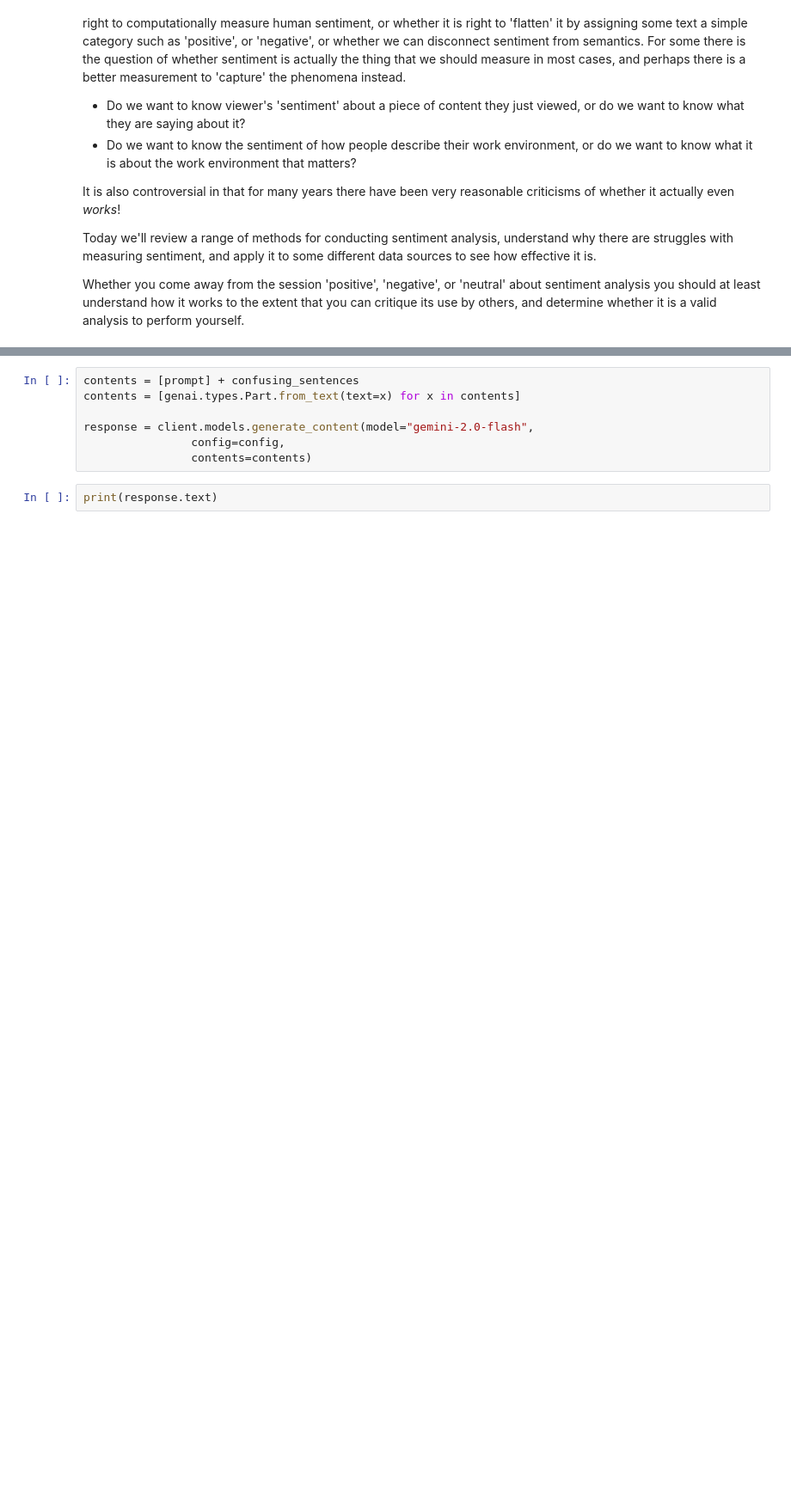
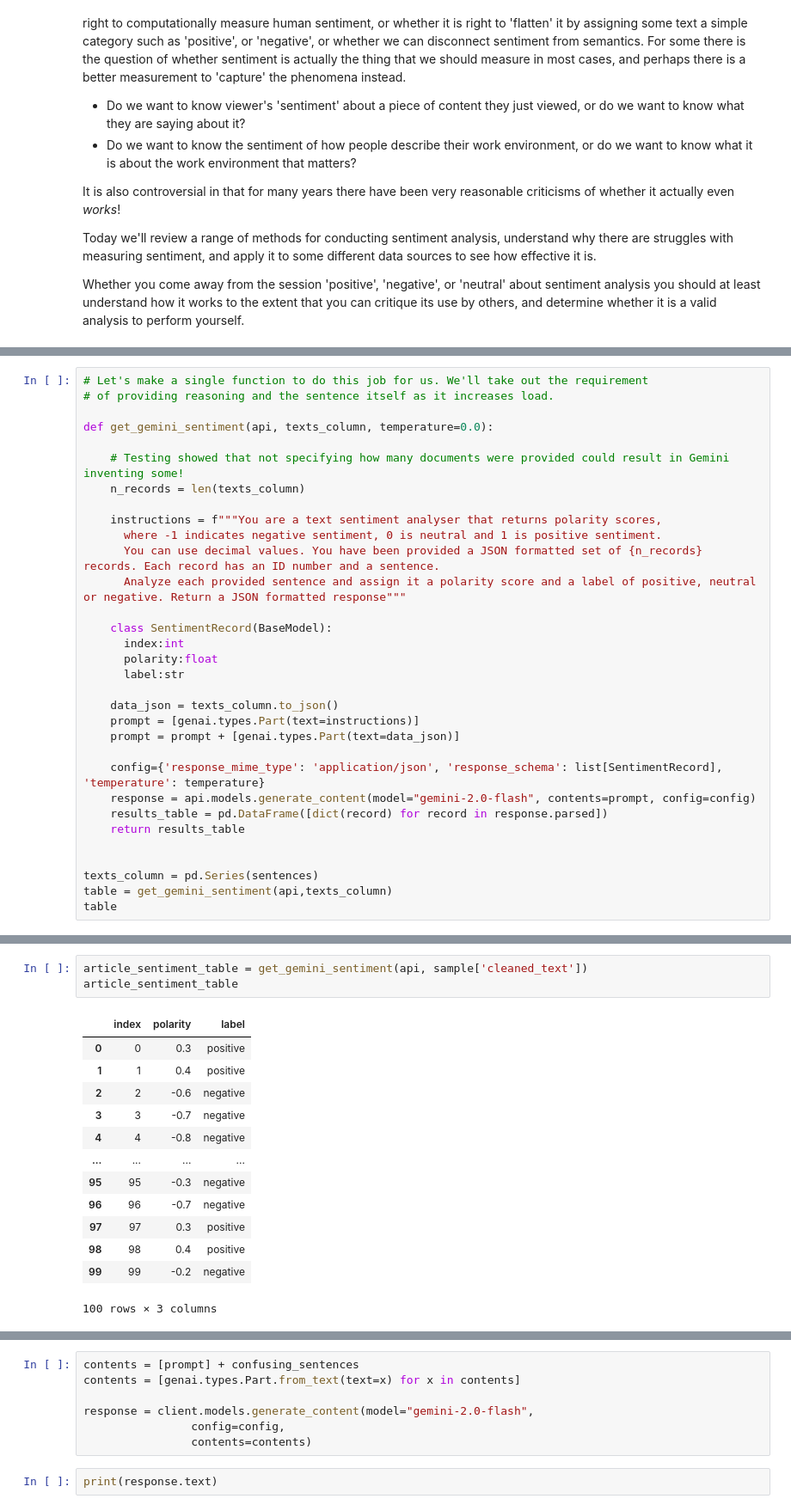
Before and after one commit to Minyall/sc290_materials, a Jupyter notebook: 5_sentiment/lyrics_sentiment.ipynb, the cells around one changed output, grey strips where cells are left out. Shown at 86% size. Drawn from its saved outputs; the diff is of its cells as text; blank space fills up the shorter version.

```diff
--- a/5_sentiment/lyrics_sentiment.ipynb
+++ b/5_sentiment/lyrics_sentiment.ipynb
@@ -131,0 +345,32 @@ print(response.text)
+# %%
+# Let's make a single function to do this job for us. We'll take out the requirement
+# of providing reasoning and the sentence itself as it increases load.
+
+def get_gemini_sentiment(api, texts_column, temperature=0.0):
+
+    # Testing showed that not specifying how many documents were provided could result in Gemini inventing some!
+    n_records = len(texts_column)
+
+    instructions = f"""You are a text sentiment analyser that returns polarity scores,
+      where -1 indicates negative sentiment, 0 is neutral and 1 is positive sentiment.
+      You can use decimal values. You have been provided a JSON formatted set of {n_records} records. Each record has an ID number and a sentence.
+      Analyze each provided sentence and assign it a polarity score and a label of positive, neutral or negative. Return a JSON formatted response"""
+
+    class SentimentRecord(BaseModel):
+      index:int
+      polarity:float
+      label:str
+
+    data_json = texts_column.to_json()
+    prompt = [genai.types.Part(text=instructions)]
+    prompt = prompt + [genai.types.Part(text=data_json)]
+
+    config={'response_mime_type': 'application/json', 'response_schema': list[SentimentRecord], 'temperature': temperature}
+    response = api.models.generate_content(model="gemini-2.0-flash", contents=prompt, config=config)
+    results_table = pd.DataFrame([dict(record) for record in response.parsed])
+    return results_table
+
+
+texts_column = pd.Series(sentences)
+table = get_gemini_sentiment(api,texts_column)
+table
@@ -131,0 +404,17 @@ print(response.text)
+# %%
+article_sentiment_table = get_gemini_sentiment(api, sample['cleaned_text'])
+article_sentiment_table
+# %% [output]
+|  | index | polarity | label |
+| 0 | 0 | 0.3 | positive |
+| 1 | 1 | 0.4 | positive |
+| 2 | 2 | -0.6 | negative |
+| 3 | 3 | -0.7 | negative |
+| 4 | 4 | -0.8 | negative |
+| ... | ... | ... | ... |
+| 95 | 95 | -0.3 | negative |
+| 96 | 96 | -0.7 | negative |
+| 97 | 97 | 0.3 | positive |
+| 98 | 98 | 0.4 | positive |
+| 99 | 99 | -0.2 | negative |
+100 rows × 3 columns
```
Also changed, not shown: parts of 39 cells of this notebook.
